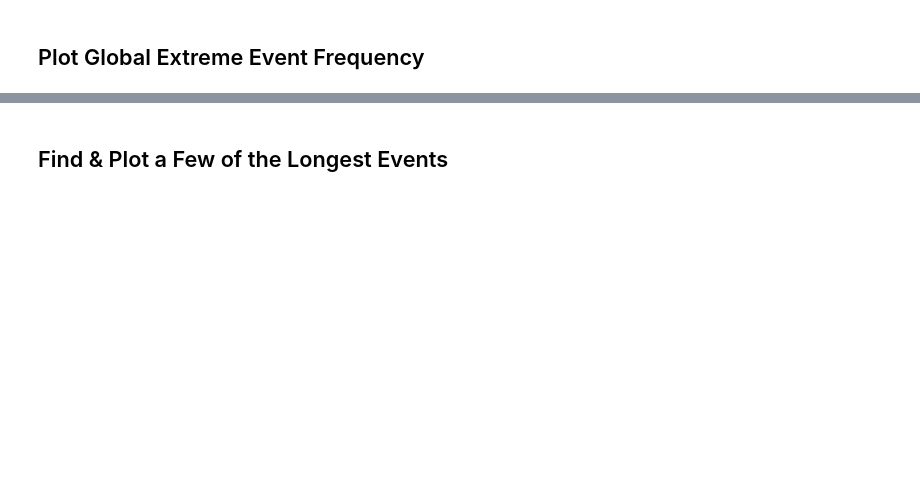
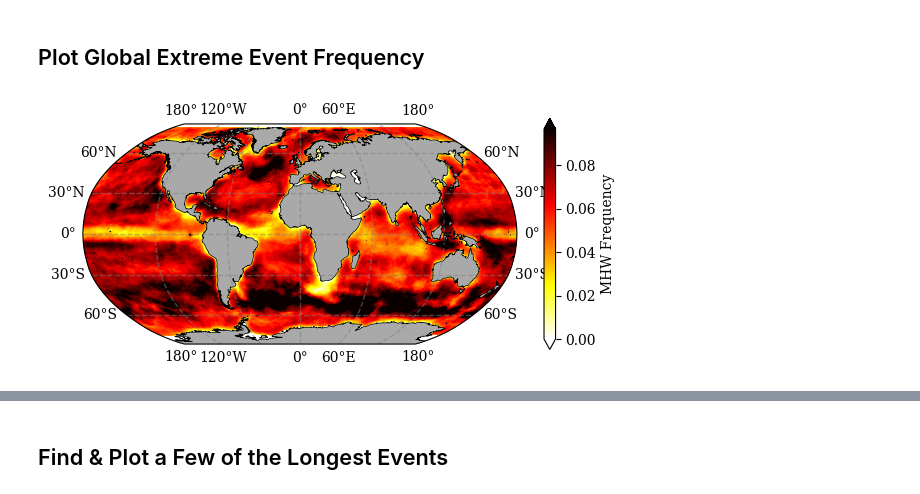
Before and after one commit to wienkers/marEx, a Jupyter notebook: examples/gridded data/03_visualise_events.ipynb, the cells around one changed output, grey strips where cells are left out. Saved outputs shown, nothing was run; the diff lists cells and outputs as text; code cells hidden in the pictures; blank space fills up the shorter version.

```diff
--- a/examples/gridded data/03_visualise_events.ipynb
+++ b/examples/gridded data/03_visualise_events.ipynb
@@ -181,8 +141,10 @@ fig, ax = ID_field_subset_day1.plotX.multi_plot(config, col='time', col_wrap=3);
 ## Plot Global Extreme Event Frequency
 # %%
 # Calculate the frequency of Event Occurrence
-event_frequency = (ID_field > 0).astype(float).mean('time')
+event_frequency = (ID_field > 0).mean('time')
 
 # Setup Plotting Configuration
 config = marEx.PlotConfig(var_units='MHW Frequency', cmap='hot_r', cperc=[0,96], grid_labels=True)
 fig, ax = event_frequency.plotX.single_plot(config)
+# %% [output]
+[figure, added]
```
Also changed, not shown: parts of 17 cells of this notebook, 8 other files.
